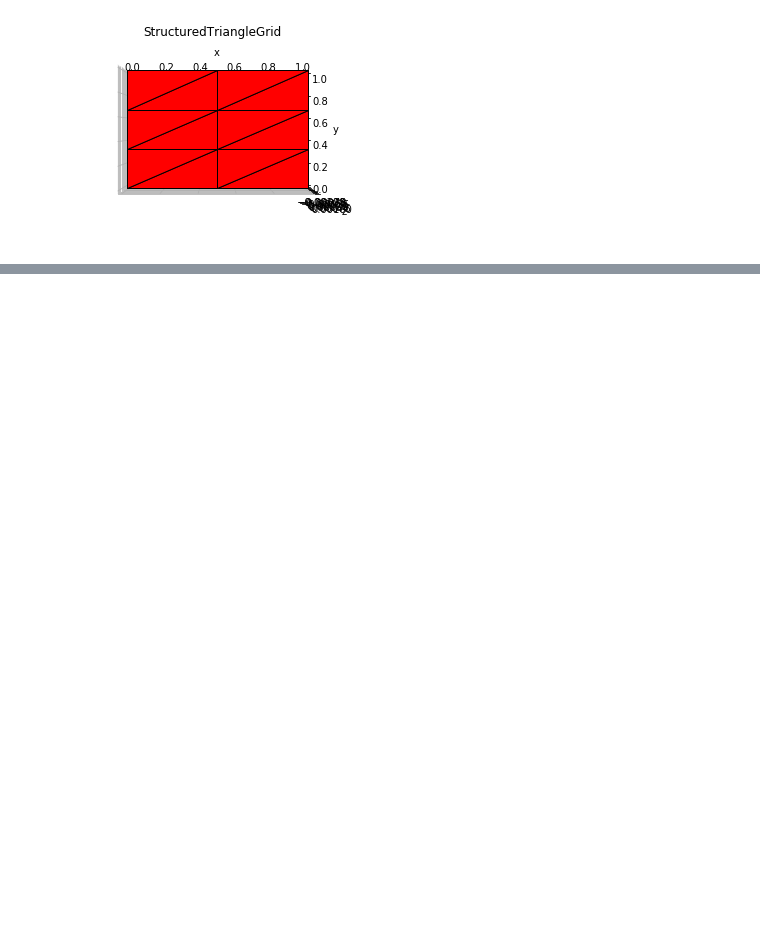
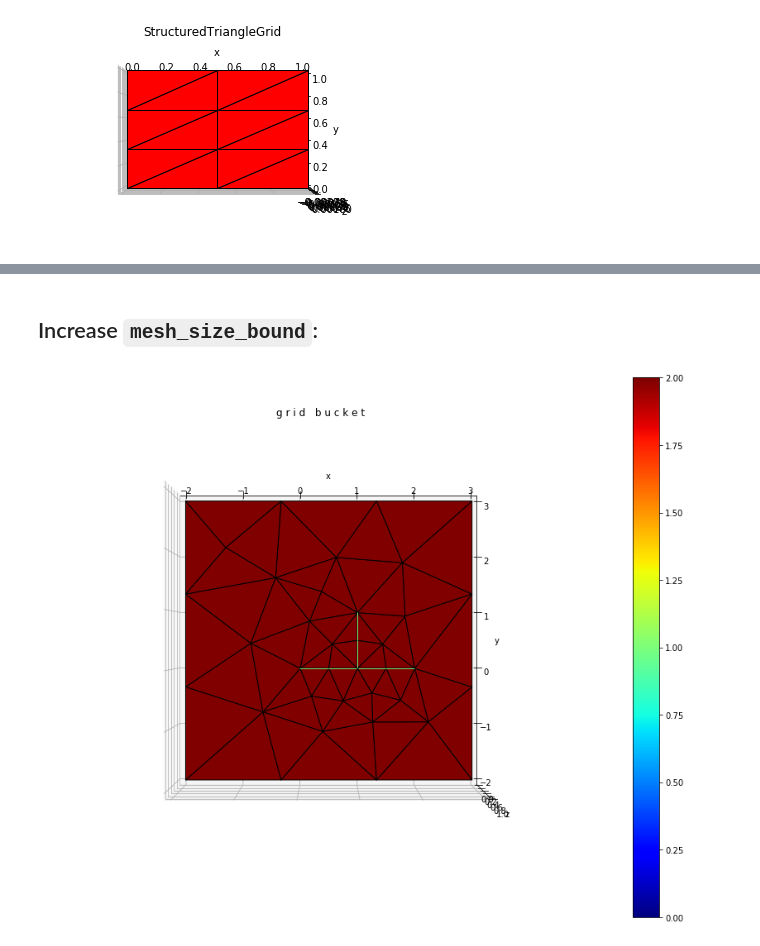
Before and after one commit to zhang-cugb/mastersproject, a Jupyter notebook: meshing/meshing.ipynb, the cells around one changed output, grey strips where cells are left out. Saved outputs shown, nothing was run; the diff lists cells and outputs as text; code cells hidden in the pictures; blank space fills up the shorter version.

```diff
--- a/meshing/meshing.ipynb
+++ b/meshing/meshing.ipynb
@@ -24,0 +69,7 @@ pp.plot_grid(g3)
+# %% [markdown]
+## Increase `mesh_size_bound`:
+# %%
+gb1 = example_mesh(mesh_size_frac=0.8, mesh_size_bound=2, mesh_size_min=1)
+pp.plot_grid(gb1, "dimension", figsize=(15,12))
+# %% [output]
+[figure, added]
```
Also changed, not shown: parts of 7 cells of this notebook, 2 other files.
